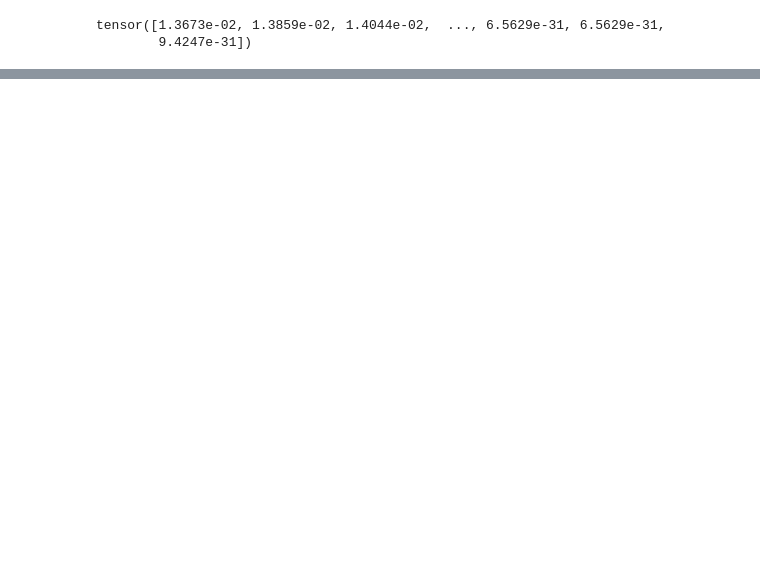
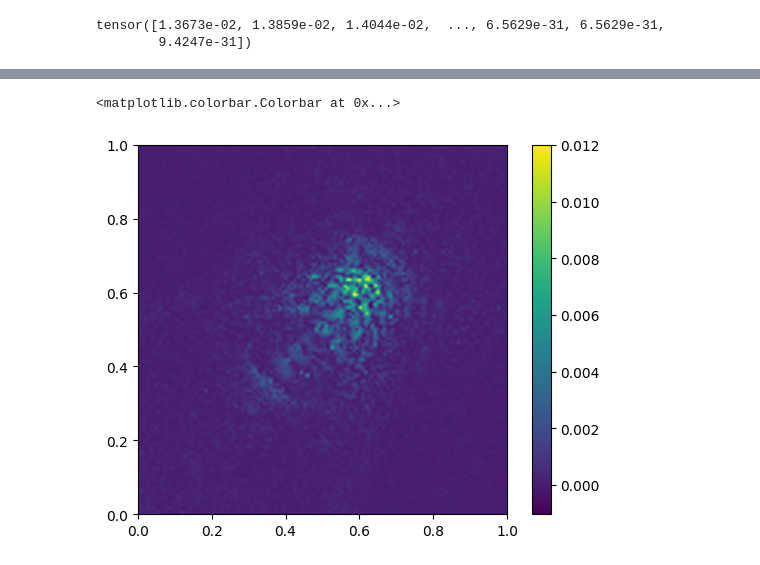
Before and after one commit to peiyichen1995/ROM, a Jupyter notebook: train.ipynb, the cells around one changed output, grey strips where cells are left out. Saved outputs shown, nothing was run; the diff lists cells and outputs as text; code cells hidden in the pictures; blank space fills up the shorter version.

```diff
--- a/train.ipynb
+++ b/train.ipynb
@@ -138,0 +131,21 @@ array([[1.36734000e-02, 1.37186000e-02, 1.38589992e-02, ...,
+# %%
+err = abs(datas[500] - approximates[1].detach().cpu())
+
+# data coordinates and values
+z = err.tolist()
+
+# target grid to interpolate to
+xi = yi = np.linspace(0,1.0,1200)
+xi,yi = np.meshgrid(xi,yi)
+
+# set mask
+# mask = (xi > 0.5) & (xi < 0.6) & (yi > 0.5) & (yi < 0.6)
+
+# interpolate
+zi = griddata((x,y),z,(xi,yi),method='cubic')
+
+plt.imshow(zi,origin='lower', extent=[0,1,0,1])
+plt.colorbar()
+# %% [output]
+<matplotlib.colorbar.Colorbar at 0x...>
+[figure, added]
```
Also changed, not shown: parts of 13 cells of this notebook, 3 other files.
